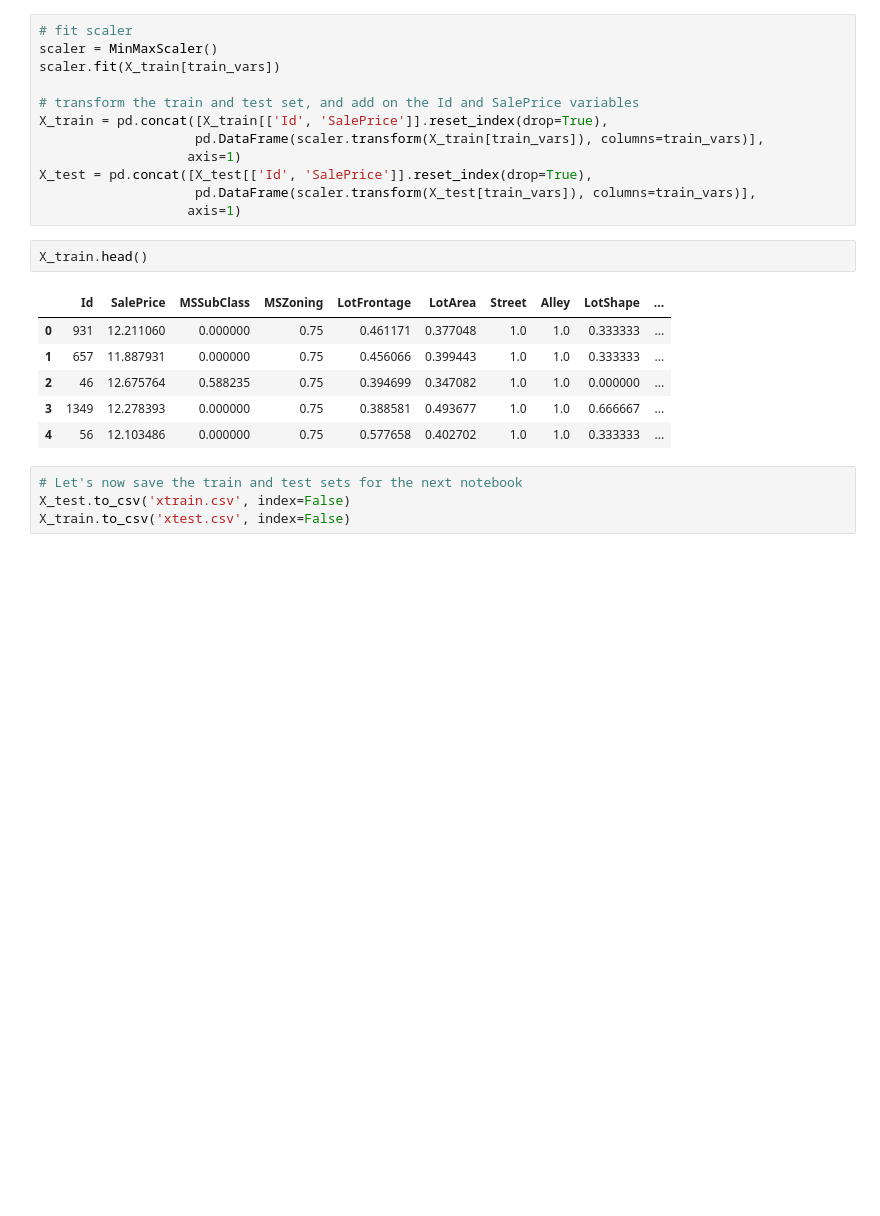
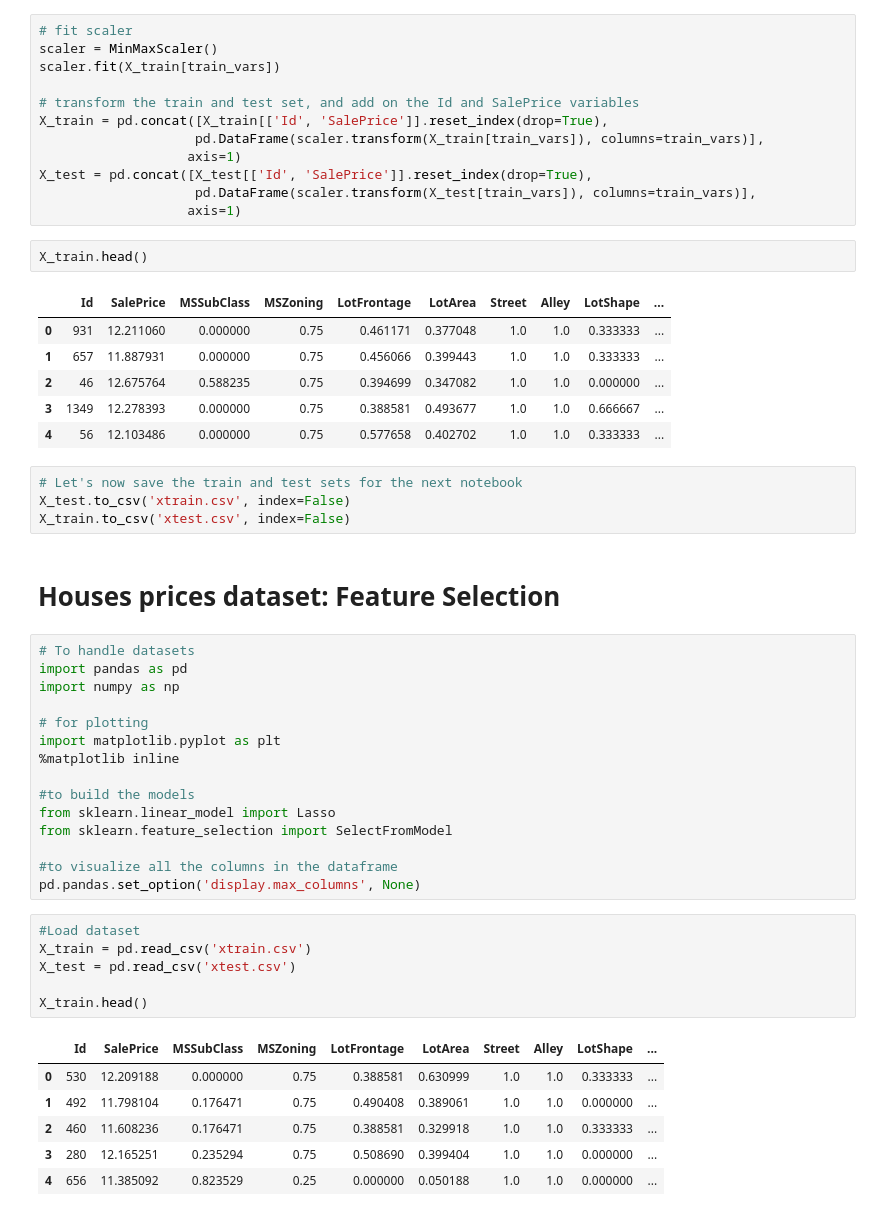
Before and after one commit to robertoterceros/Deployment-of-machine-learning-models, a Jupyter notebook: Data Analysis - Houses prices Kaggle.ipynb, the cells around one changed output. Saved outputs shown, nothing was run; the diff lists cells and outputs as text; blank space fills up the shorter version.

Commit message:
Anadiendo model building

```diff
--- a/Data Analysis - Houses prices Kaggle.ipynb
+++ b/Data Analysis - Houses prices Kaggle.ipynb
@@ -660,3 +656,33 @@ X_train.head()
 # Let's now save the train and test sets for the next notebook
 X_test.to_csv('xtrain.csv', index=False)
 X_train.to_csv('xtest.csv', index=False)
+# %% [markdown]
+# Houses prices dataset: Feature Selection
+# %%
+# To handle datasets
+import pandas as pd
+import numpy as np
+
+# for plotting
+import matplotlib.pyplot as plt
+%matplotlib inline
+
+#to build the models
+from sklearn.linear_model import Lasso
+from sklearn.feature_selection import SelectFromModel
+
+#to visualize all the columns in the dataframe
+pd.pandas.set_option('display.max_columns', None)
+# %%
+#Load dataset
+X_train = pd.read_csv('xtrain.csv')
+X_test = pd.read_csv('xtest.csv')
+
+X_train.head()
+# %% [output]
+|  | Id | SalePrice | MSSubClass | MSZoning | LotFrontage | LotArea | Street | Alley | LotShape | ... |
+| 0 | 530 | 12.209188 | 0.000000 | 0.75 | 0.388581 | 0.630999 | 1.0 | 1.0 | 0.333333 | ... |
+| 1 | 492 | 11.798104 | 0.176471 | 0.75 | 0.490408 | 0.389061 | 1.0 | 1.0 | 0.000000 | ... |
+| 2 | 460 | 11.608236 | 0.176471 | 0.75 | 0.388581 | 0.329918 | 1.0 | 1.0 | 0.333333 | ... |
+| 3 | 280 | 12.165251 | 0.235294 | 0.75 | 0.508690 | 0.399404 | 1.0 | 1.0 | 0.000000 | ... |
+| 4 | 656 | 11.385092 | 0.823529 | 0.25 | 0.000000 | 0.050188 | 1.0 | 1.0 | 0.000000 | ... |
```
Also changed, not shown: parts of 11 cells of this notebook, 2 other files.
